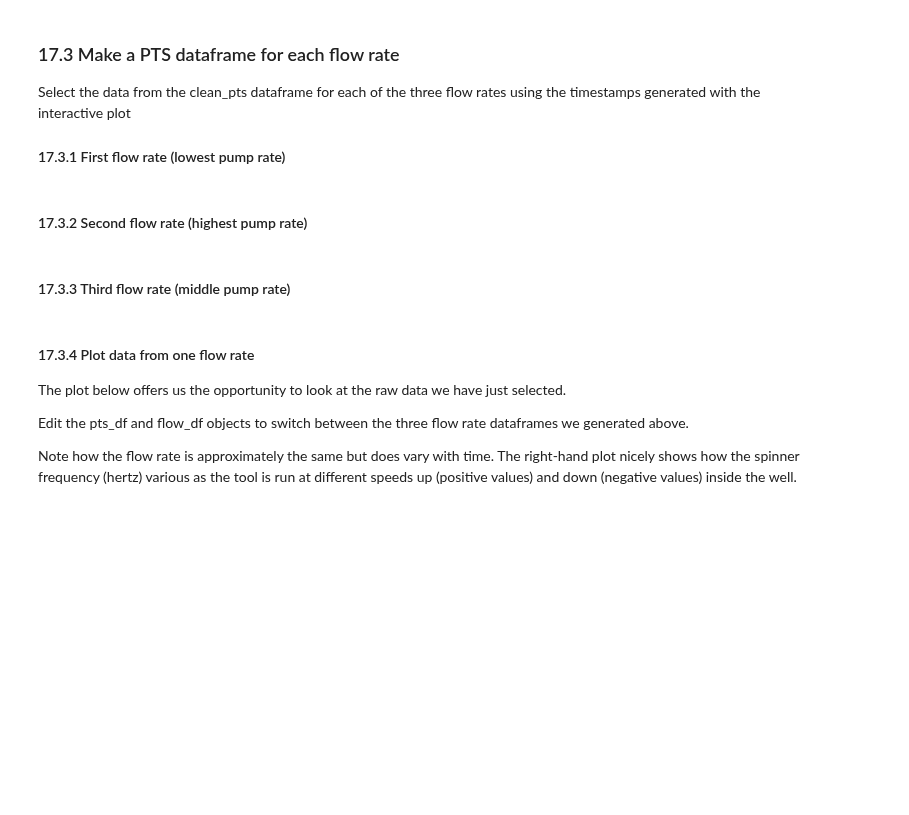
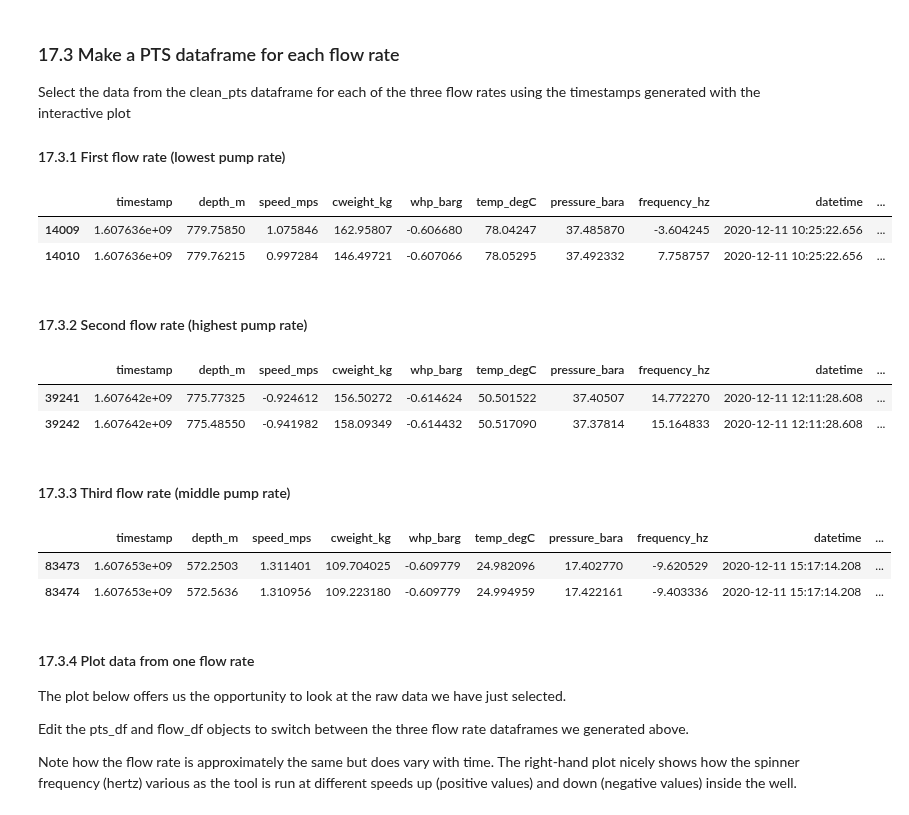
Before and after one commit to ICWallis/T21-Tutorial-WellTestAnalysis, a Jupyter notebook: 4-feedzones.ipynb, the cells around one changed output. Saved outputs shown, nothing was run; the diff lists cells and outputs as text; code cells hidden in the pictures; blank space fills up the shorter version.

Commit message:
Debugging timestamp issue - issue identifiction

```diff
--- a/4-feedzones.ipynb
+++ b/4-feedzones.ipynb
@@ -217,15 +230,15 @@ def find_index(value, df, colname):
 The cells below will take a little while to run because it includes all steps required to import and munge the data (i.e., everything we did in notebook 1).
 # %%
 # Use this method if you are running this notebook in Google Colab
-flowrate = read_flowrate(r'/content/drive/My Drive/T21-Tutoral-WellTestAnalysis-main/Data-FlowRate.xlsx')
+#flowrate = read_flowrate(r'/content/drive/My Drive/T21-Tutoral-WellTestAnalysis-main/Data-FlowRate.xlsx')
 
 # Use this method if you are running this notebook locally (Anaconda)
-#flowrate = read_flowrate(r'Data-FlowRate.xlsx')
+flowrate = read_flowrate(r'Data-FlowRate.xlsx')
 # %%
 # Use this method if you are running this notebook in Google Colab
-pts = read_pts(r'/content/drive/My Drive/T21-Tutoral-WellTestAnalysis-main/Data-PTS.xlsx')
+#pts = read_pts(r'/content/drive/My Drive/T21-Tutoral-WellTestAnalysis-main/Data-PTS.xlsx')
 
 # Use this method if you are running this notebook locally (Anaconda)
-#pts = read_pts(r'Data-PTS.xlsx')
+pts = read_pts(r'Data-PTS.xlsx')
 # %%
 pts.shape
@@ -489,8 +517,8 @@ Select the data from the clean_pts dataframe for each of the three flow rates us
 # %%
 # First flow rate
 
-start = 1607632004.448  # paste your start value here
-stop = 1607635844.448   # paste your stop value here
+start = 1607632004.448
+stop = 1607635844.448
 
 pts_first_rate = clean_pts[
     (clean_pts.datetime > datetime.fromtimestamp(start))
@@ -498,34 +526,47 @@ pts_first_rate = clean_pts[
 ]
 
 pts_first_rate.tail(2)
+# %% [output]
+|  | timestamp | depth_m | speed_mps | cweight_kg | whp_barg | temp_degC | pressure_bara | frequency_hz | datetime | ... |
+| 14009 | 1.607636e+09 | 779.75850 | 1.075846 | 162.95807 | -0.606680 | 78.04247 | 37.485870 | -3.604245 | 2020-12-11 10:25:22.656 | ... |
+| 14010 | 1.607636e+09 | 779.76215 | 0.997284 | 146.49721 | -0.607066 | 78.05295 | 37.492332 | 7.758757 | 2020-12-11 10:25:22.656 | ... |
 # %% [markdown]
 #### 17.3.2 Second flow rate (highest pump rate)
 # %%
 # Second flowrate
 
-start = 1607641584.448 # paste your start value here
-stop = 1607644334.448   # paste your stop value here
+start = 1607641584.448
+stop = 1607644334.448
 
 pts_second_rate = clean_pts[
     (clean_pts.datetime > datetime.fromtimestamp(start))
     & (clean_pts.datetime < datetime.fromtimestamp(stop))
 ]
 
-pts_second_rate.tail(2)
+pts_second_rate.head(2)
+# %% [output]
+|  | timestamp | depth_m | speed_mps | cweight_kg | whp_barg | temp_degC | pressure_bara | frequency_hz | datetime | ... |
+| 39241 | 1.607642e+09 | 775.77325 | -0.924612 | 156.50272 | -0.614624 | 50.501522 | 37.40507 | 14.772270 | 2020-12-11 12:11:28.608 | ... |
+| 39242 | 1.607642e+09 | 775.48550 | -0.941982 | 158.09349 | -0.614432 | 50.517090 | 37.37814 | 15.164833 | 2020-12-11 12:11:28.608 | ... |
 # %% [markdown]
 #### 17.3.3 Third flow rate (middle pump rate)
 # %%
 # Third flowrate
 
-start = 1607650554.448  # paste your start value here
-stop = 1607653034.448   # paste your stop value here
+start = 1607650554.448
+stop = 1607653034.448
+
 
 pts_third_rate = clean_pts[
     (clean_pts.datetime > datetime.fromtimestamp(start))
     & (clean_pts.datetime < datetime.fromtimestamp(stop))
 ]
 
-pts_third_rate.head(2)
+pts_third_rate.tail(2)
+# %% [output]
+|  | timestamp | depth_m | speed_mps | cweight_kg | whp_barg | temp_degC | pressure_bara | frequency_hz | datetime | ... |
+| 83473 | 1.607653e+09 | 572.2503 | 1.311401 | 109.704025 | -0.609779 | 24.982096 | 17.402770 | -9.620529 | 2020-12-11 15:17:14.208 | ... |
+| 83474 | 1.607653e+09 | 572.5636 | 1.310956 | 109.223180 | -0.609779 | 24.994959 | 17.422161 | -9.403336 | 2020-12-11 15:17:14.208 | ... |
 # %% [markdown]
 #### 17.3.4 Plot data from one flow rate
 
```
Also changed, not shown: parts of 28 cells of this notebook, 2 other files.
